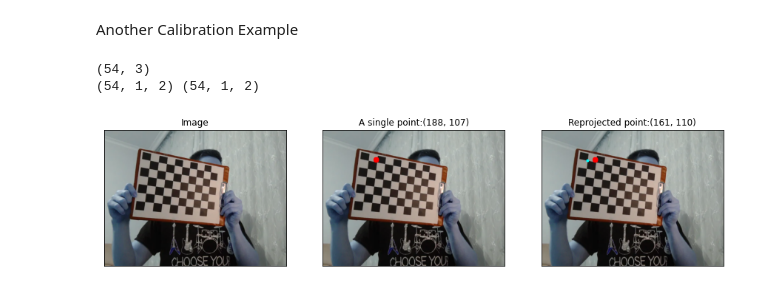
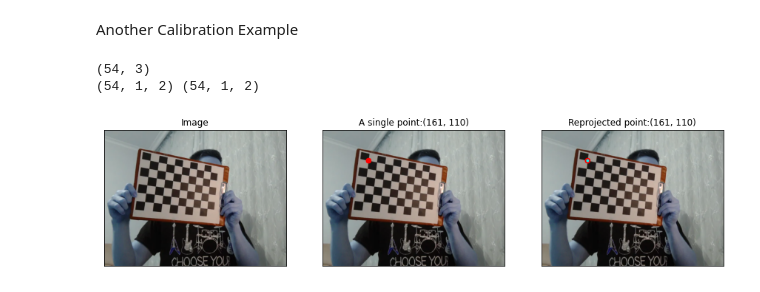
Before and after one commit to mobarakol/computer_vision_tutorial, a Jupyter notebook: camera_calibration.ipynb, the cells around one changed output. Cells and saved outputs as stored; diff of their text form; code cells hidden in the pictures.

```diff
--- a/camera_calibration.ipynb
+++ b/camera_calibration.ipynb
@@ -242,18 +242,19 @@ import numpy as np
 import cv2
 import glob
 import argparse
+import matplotlib.pyplot as plt
 
 # termination criteria
 criteria = (cv2.TERM_CRITERIA_EPS + cv2.TERM_CRITERIA_MAX_ITER, 30, 0.001)
 
 
-def calibrate(dirpath, image_format, square_size, width=9, height=6):
+def calibrate(dirpath, image_format, width=9, height=6):
     """ Apply camera calibration operation for images in the given directory path. """
     # prepare object points, like (0,0,0), (1,0,0), (2,0,0) ....,(8,6,0)
     objp = np.zeros((height*width, 3), np.float32)
     objp[:, :2] = np.mgrid[0:width, 0:height].T.reshape(-1, 2)
 
-    objp = objp * square_size
+    # objp = objp * square_size
 
     # Arrays to store object points and image points from all the images.
     objpoints = []  # 3d point in real world space
@@ -290,13 +291,12 @@ if __name__ == '__main__':
     parser = argparse.ArgumentParser(description='Camera calibration')
     parser.add_argument('--image_dir', type=str, default='calib_images', help='image directory path')
     parser.add_argument('--image_format', type=str, default='png',  help='image format, png/jpg')
-    parser.add_argument('--square_size', type=float, default=0.015, help='chessboard square size')
     parser.add_argument('--width', type=int, default=9, help='chessboard width size, default is 9')
     parser.add_argument('--height', type=int, default=6, help='chessboard height size, default is 6')
     parser.add_argument('--save_file', type=str, default='', help='YML file to save calibration matrices')
 
     args = parser.parse_args([])
-    ret, mtx, dist, rvecs, tvecs = calibrate(args.image_dir, args.image_format, args.square_size, args.width, args.height)
+    ret, mtx, dist, rvecs, tvecs = calibrate(args.image_dir, args.image_format, args.width, args.height)
     # print("Calibration Parameters:\nret:", ret)
     # print('mtx:\n', mtx)
     # print('dist:\n', dist)
@@ -308,35 +308,35 @@ if __name__ == '__main__':
     objp_first_img[:, :2] = np.mgrid[0:width, 0:height].T.reshape(-1, 2)
     print(objp_first_img.shape)
     image = cv2.imread('calib_images/2.png')
-    gray = cv.cvtColor(img, cv.COLOR_BGR2GRAY)
+    gray = cv2.cvtColor(image, cv2.COLOR_BGR2GRAY)
 
     # Find the chess board corners
     # ret, corners = cv.findChessboardCorners(gray, (height, width), None)
-    ret, corners = cv.findChessboardCorners(gray, (width, height), None)
-    imgpoints_first_img = cv.cornerSubPix(gray,corners, (11,11), (-1,-1), criteria)
+    ret, corners = cv2.findChessboardCorners(gray, (width, height), None)
+    imgpoints_first_img = cv2.cornerSubPix(gray,corners, (11,11), (-1,-1), criteria)
 
-    reprojected_imgpoints2, _ = cv.projectPoints(objp_first_img, rvecs[0], tvecs[0], mtx, dist)
+    reprojected_imgpoints2, _ = cv2.projectPoints(objp_first_img, rvecs[0], tvecs[0], mtx, dist)
     print(imgpoints_first_img.shape, reprojected_imgpoints2.shape)
 
     num_img = 3
     fig, ax = plt.subplots(1, num_img, figsize=(5*num_img,5), subplot_kw=dict(xticks=[],yticks=[]))
     ax[0].set_title('Image')
     ax[0].imshow(image);
 
     px = int(imgpoints_first_img.squeeze()[0][0])
     py = int(imgpoints_first_img.squeeze()[0][1])
     image = cv2.imread('calib_images/2.png')
     image = cv2.circle(image,(px, py) , radius=0, color=(255, 0, 0), thickness=20)#(x,y)
     ax[1].set_title('A single point:({}, {})'.format(px, py))
     ax[1].imshow(image);
 
 
     px = int(reprojected_imgpoints2[0].squeeze()[0])
     py = int(reprojected_imgpoints2[0].squeeze()[1])
     image = cv2.circle(image,(px, py) , radius=0, color=(0, 255, 255), thickness=10)#(x,y)
     ax[2].set_title('Reprojected point:({}, {})'.format(px, py))
     ax[2].imshow(image);
 # %% [output]
 (54, 3)
 (54, 1, 2) (54, 1, 2)
-[figure, old version]
+[figure, new version]
```
